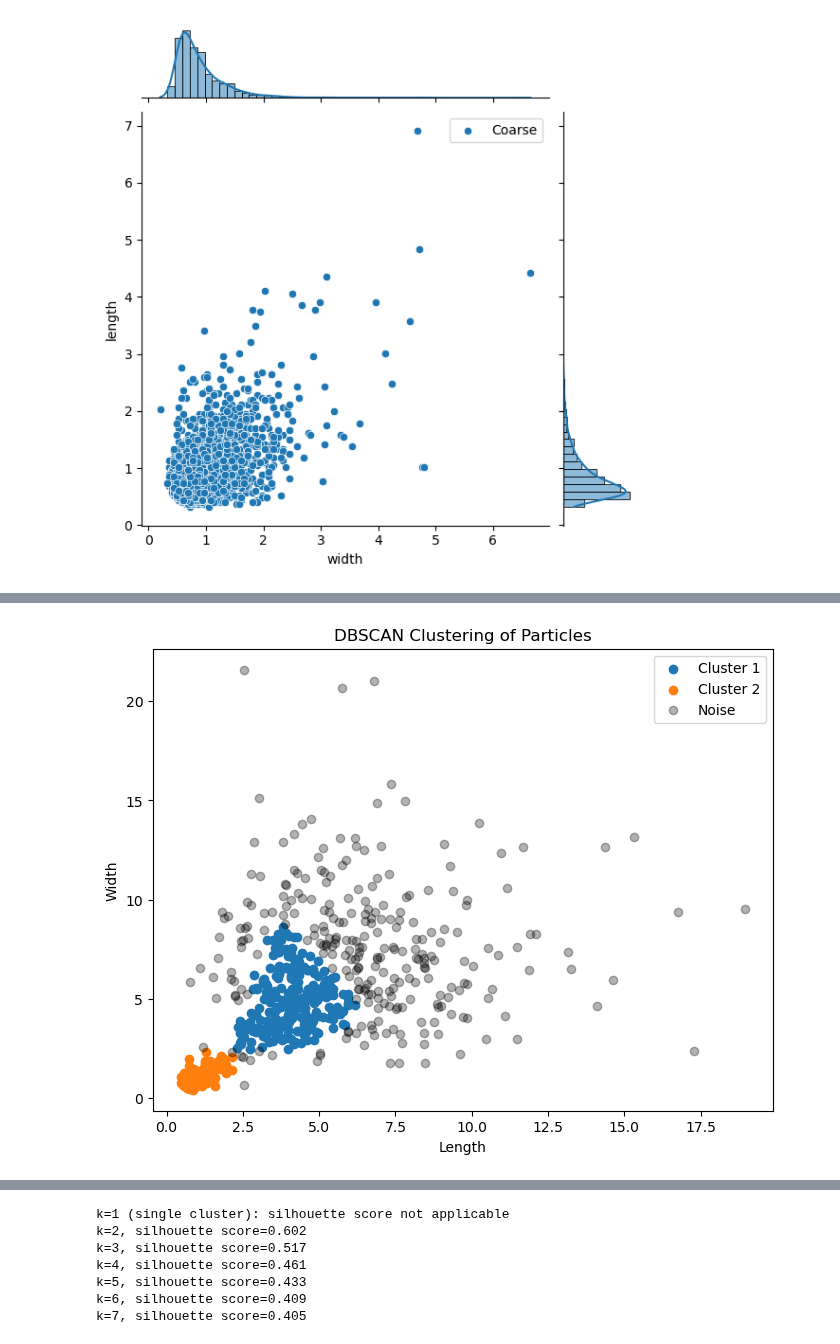
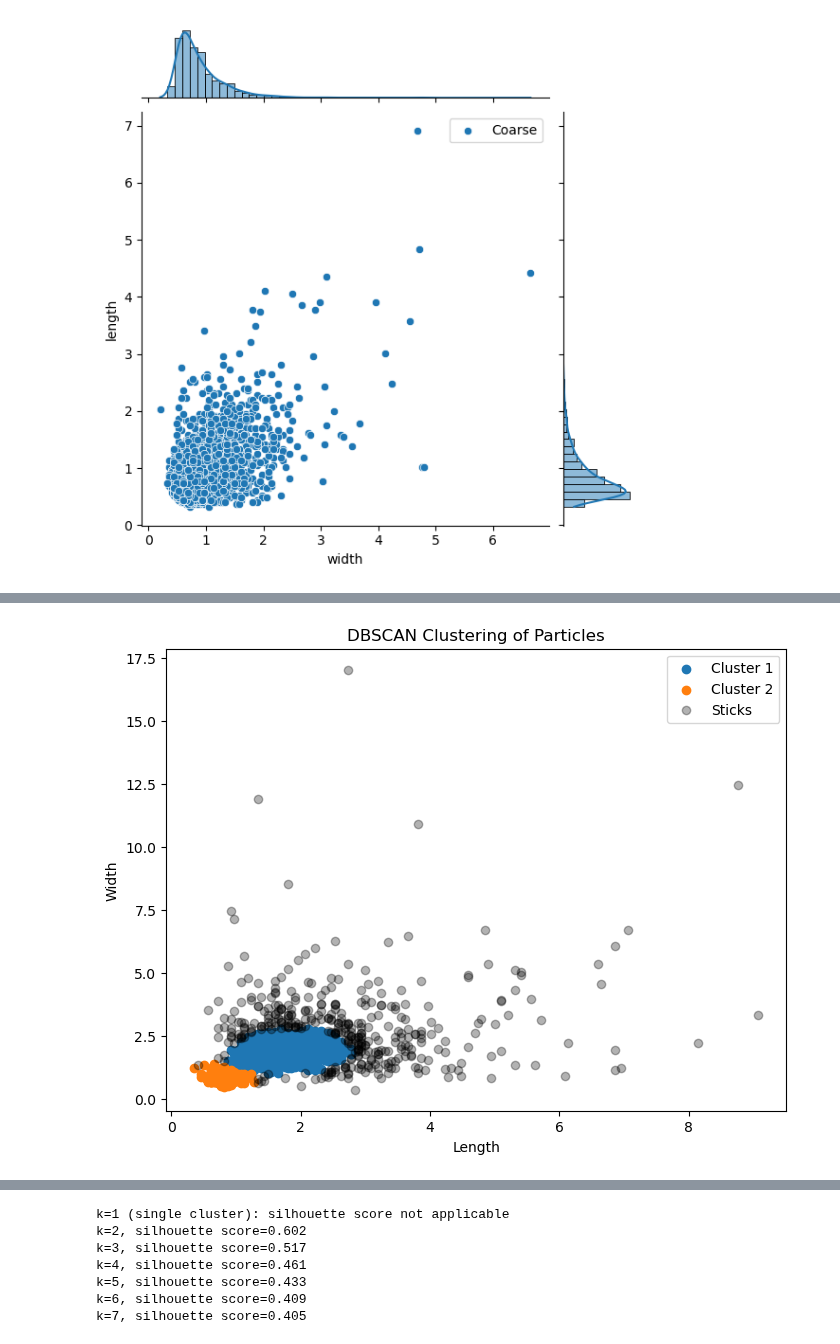
Before and after one commit to joaquinaicrag/UNIBS, a Jupyter notebook: Paper1-YMporousmat/count_grains/grains_dist.ipynb, the cells around one changed output, grey strips where cells are left out. Drawn from its saved outputs; the diff is of its cells as text; code cells hidden in the pictures.

Commit message:
clusters

```diff
--- a/Paper1-YMporousmat/count_grains/grains_dist.ipynb
+++ b/Paper1-YMporousmat/count_grains/grains_dist.ipynb
@@ -248,19 +168,24 @@ import matplotlib.pyplot as plt
 from sklearn.cluster import DBSCAN
 from sklearn.preprocessing import StandardScaler
 
+dataset = df_3  # Use df_1 or any other DataFrame with 'length' and 'width'
 # Your data:
-data = df_1[['length', 'width']].values  # assuming df_4 has 'length' and 'width'
+data = dataset[['length', 'width']].values  # assuming df_1 has 'length' and 'width'
 
 # Standardize data
 scaler = StandardScaler()
 scaled_data = scaler.fit_transform(data)
 
 # Apply DBSCAN
-# You might need to tune eps and min_samples for your data
-dbscan = DBSCAN(eps=0.2, min_samples=15)  # adjust eps and min_samples as needed
+# Adjust eps and min_samples as needed
+dbscan = DBSCAN(eps=0.3, min_samples=78)
+# df_1 --> eps=0.2, min_samples=15
+# df_2 --> eps=0.2, min_samples=20
+# df_3 --> eps=0.3, min_samples=78
+# df_4 --> eps=0.6, min_samples=20
 labels = dbscan.fit_predict(scaled_data)
 
-# Number of clusters (excluding noise label -1)
+# Number of clusters (excluding noise)
 n_clusters = len(set(labels)) - (1 if -1 in labels else 0)
 print(f'Number of clusters found: {n_clusters}')
 
@@ -269,15 +194,19 @@ n_noise = np.sum(labels == -1)
 total_points = len(data)
 print(f'Number of noise/outliers: {n_noise} out of {total_points} ({n_noise/total_points*100:.2f}%)')
 
-# Plot results
+# Plot clustering results
 plt.figure(figsize=(8,6))
 palette = sns.color_palette('tab10', n_colors=n_clusters)
 for cluster_id in set(labels):
     if cluster_id == -1:
-        # Noise
-        plt.scatter(data[labels == cluster_id, 0], data[labels == cluster_id, 1], color='k', alpha=0.3, label='Noise')
+        plt.scatter(data[labels == cluster_id, 0], data[labels == cluster_id, 1], color='k', alpha=0.3, label='Sticks')
     else:
-        plt.scatter(data[labels == cluster_id, 0], data[labels == cluster_id, 1], label=f'Cluster {cluster_id+1}', color=palette[cluster_id % len(palette)])
+        plt.scatter(
+            data[labels == cluster_id, 0],
+            data[labels == cluster_id, 1],
+            label=f'Cluster {cluster_id+1}',
+            color=palette[cluster_id % len(palette)]
+        )
 
 plt.xlabel('Length')
 plt.ylabel('Width')
@@ -285,46 +214,43 @@ plt.title('DBSCAN Clustering of Particles')
 plt.legend()
 plt.show()
 
-# Analyze clusters to estimate percentages
-cluster_counts = {}
-for cluster_id in range(n_clusters):
-    count = np.sum(labels == cluster_id)
-    cluster_counts[cluster_id] = count
+# Generate cluster summaries
+import pandas as pd
 
-# Calculate percentage of total points
-percentages = {cluster_id: count/total_points*100 for cluster_id, count in cluster_counts.items()}
+# Create DataFrame with original data and labels
+df_clusters = dataset.copy()
+df_clusters['cluster'] = labels
 
-# Output cluster info
-for cluster_id, percent in percentages.items():
-    print(f'Cluster {cluster_id+1}: {percent:.2f}% of total points')
+# Filter out noise if desired
+clusters = set(labels)
+# if -1 in clusters:
+#     clusters.remove(-1)
 
-# Optional: classify clusters based on shape ratios
-# For example, assume sticks have higher length-to-width ratio
-cluster_centroids = []
-for cluster_id in range(n_clusters):
-    cluster_points = data[labels == cluster_id]
-    centroid = np.mean(cluster_points, axis=0)
-    cluster_centroids.append(centroid)
+# Prepare summary list
+summary_list = []
 
-cluster_centroids = np.array(cluster_centroids)
-ratios = cluster_centroids[:,0] / cluster_centroids[:,1]
-cluster_types = ['Stick' if ratio > 3 else 'Particle' for ratio in ratios]
+for cluster_id in clusters:
+    cluster_points = df_clusters[df_clusters['cluster'] == cluster_id]
+    count = len(cluster_points)
+    mean_length = round(cluster_points['length'].mean(), 2)
+    mean_width = round(cluster_points['width'].mean(), 2)
 
-for i, ctype in enumerate(cluster_types):
-    print(f'Cluster {i+1} is likely: {ctype}')
+    list_dimensions = list(zip(cluster_points['length'], cluster_points['width']))
+    ratio = [max(dim)/min(dim) for dim in list_dimensions]
+    aspect_ratio = round(np.mean(ratio), 2)
 
-# Estimate overall % of particles and sticks
-# Count how many points are in clusters classified as particles or sticks
-particle_indices = [i for i, t in enumerate(cluster_types) if t == 'Particle']
-stick_indices = [i for i, t in enumerate(cluster_types) if t == 'Stick']
+    summary_list.append({
+        'Cluster': cluster_id+1,  # +1 for human-friendly numbering
+        'Count': count,
+        'Percentage': f'{round(count / total_points * 100, 2)}%',
+        'Mean Length': mean_length,
+        'Mean Width': mean_width,
+        'Aspect_ratio': aspect_ratio
+    })
 
-particle_points = sum(cluster_counts[i] for i in particle_indices)
-stick_points = sum(cluster_counts[i] for i in stick_indices)
-
-percent_particles = particle_points / total_points * 100
-percent_sticks = stick_points / total_points * 100
-
-print(f"Estimated percentage of particles: {percent_particles:.2f}%")
-print(f"Estimated percentage of sticks: {percent_sticks:.2f}%")
+# Convert to DataFrame
+summary_df = pd.DataFrame(summary_list)
+print("\nCluster Summary:")
+print(summary_df)
 # %% [output]
 Number of clusters found: 2
@@ -332 +258 @@ Number of noise/outliers: 266 out of 604 (44.04%)
-[figure, old version]
+[figure, new version]
```
Also changed, not shown: parts of 4 cells of this notebook, 1 other file.
